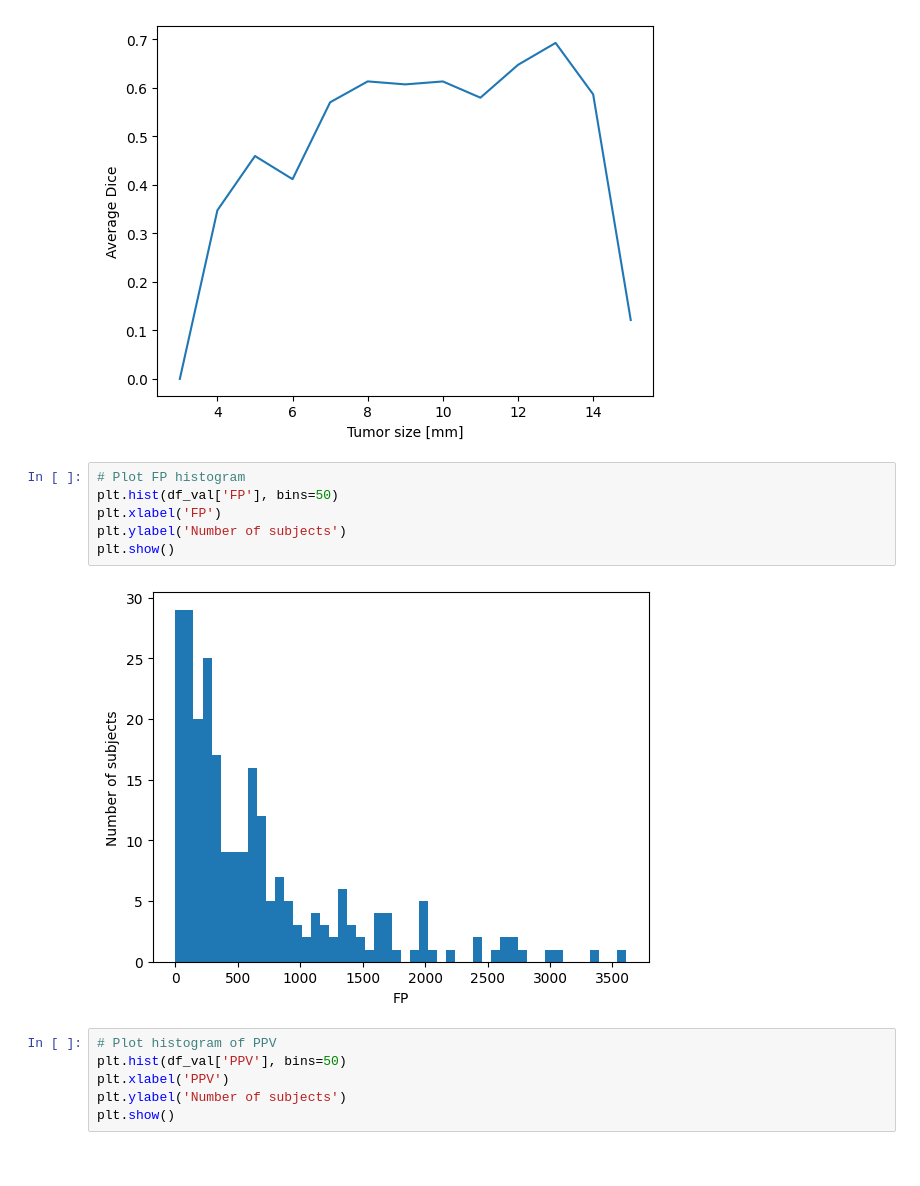
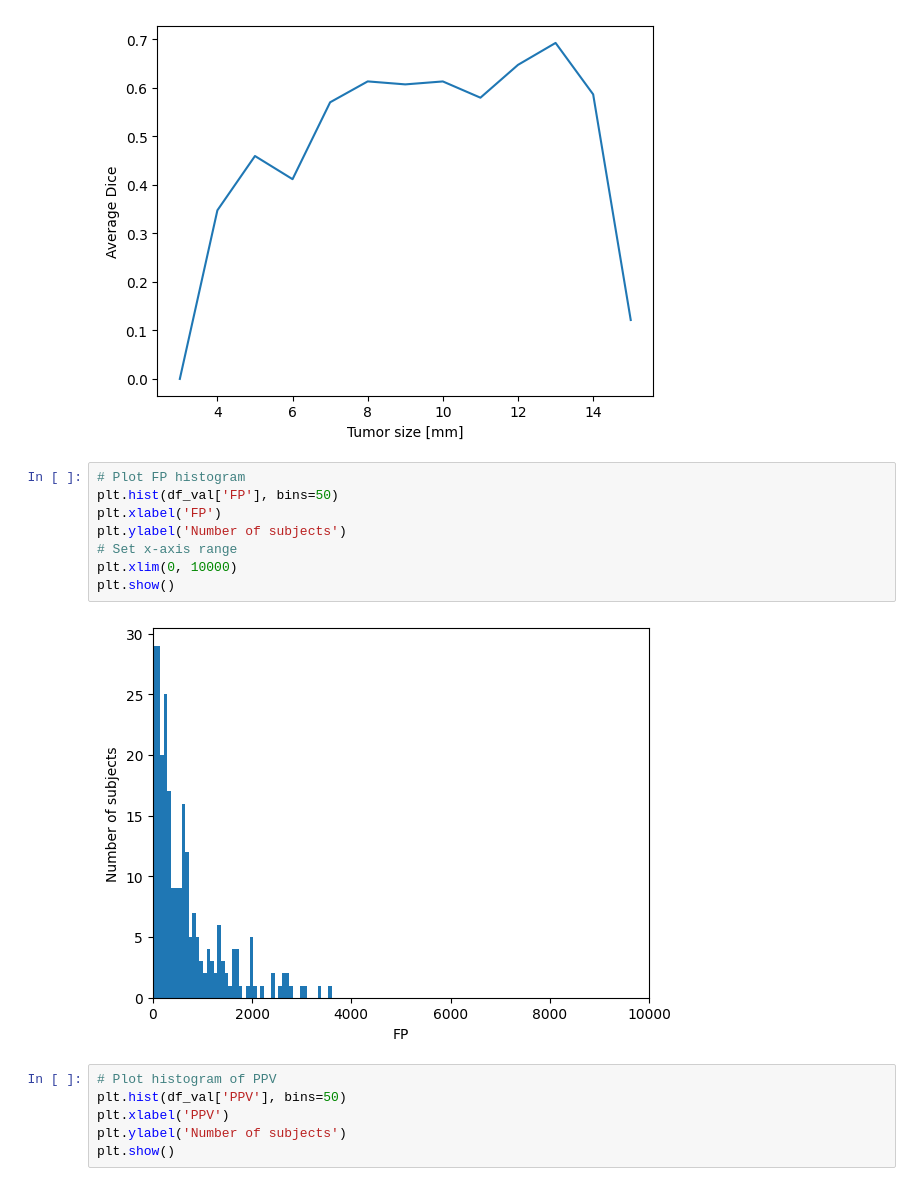
Before and after one commit to VonbatenBach/nnUNetv2-modifications, a Jupyter notebook: statistical_analysis_of_validation.ipynb, the cells around one changed output. Cells and saved outputs as stored; diff of their text form.

```diff
--- a/statistical_analysis_of_validation.ipynb
+++ b/statistical_analysis_of_validation.ipynb
@@ -100,11 +100,13 @@ plt.show()
 # %%
 # Plot FP histogram
 plt.hist(df_val['FP'], bins=50)
 plt.xlabel('FP')
 plt.ylabel('Number of subjects')
+# Set x-axis range
+plt.xlim(0, 10000)
 plt.show()
 # %% [output]
-[figure, old version]
+[figure, new version]
 # %%
 # Plot histogram of PPV
 plt.hist(df_val['PPV'], bins=50)
```
Also changed, not shown: 2 other files.
